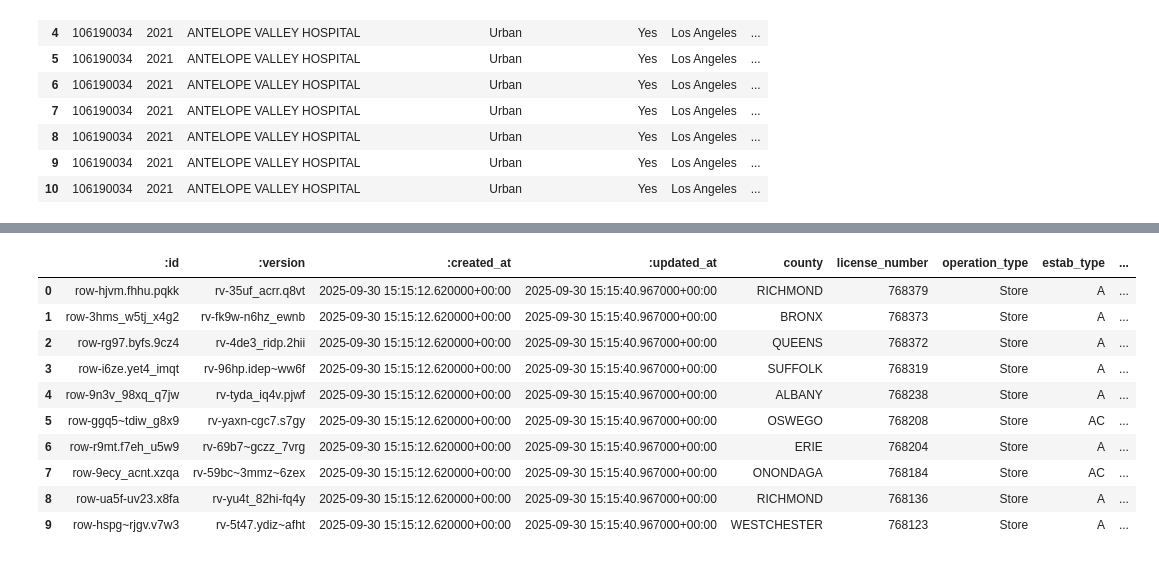
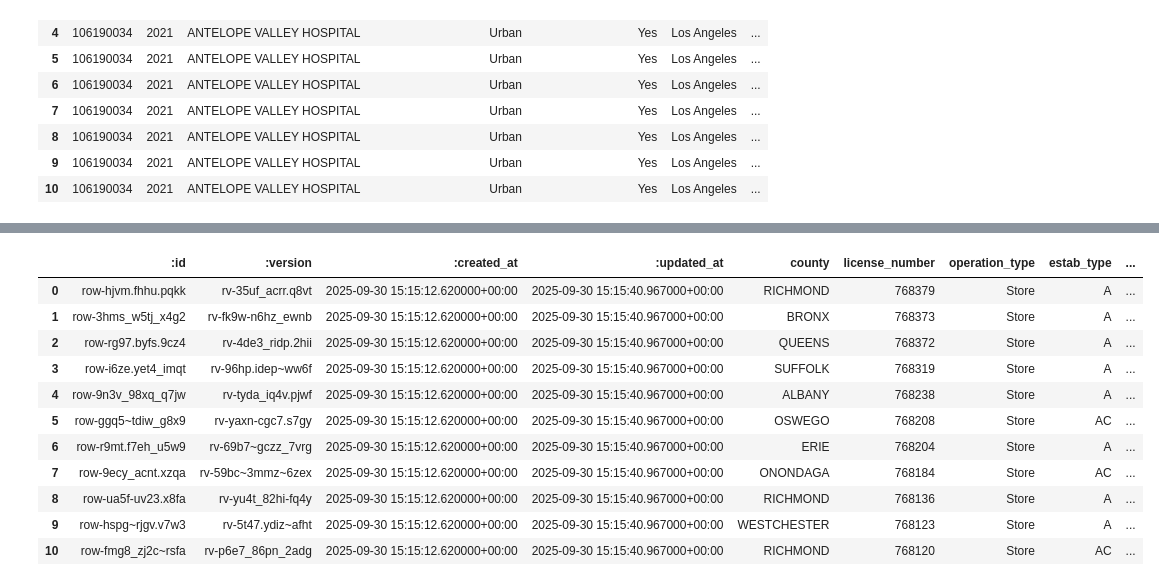
Before and after one commit to Yaghs/datasci_1_loading, a Jupyter notebook: HHA_507_HW1.ipynb, the cells around one changed output, grey strips where cells are left out. Cells and saved outputs as stored; diff of their text form; code cells hidden in the pictures.

```diff
--- a/HHA_507_HW1.ipynb
+++ b/HHA_507_HW1.ipynb
@@ -24,9 +24,9 @@ xlsx_data3 = '/content/Data/XLSX_files/supplier-diversity-in-california-hospital
 # %% [markdown]
 **THE CELL BELOW IS ASSIGNING THE JSON FILES FROM THEIR RELATIVE PATHS TO THE FOLLOWING VARIABLES: json_data1, json_data2, json_data3**
 # %%
-json_data1 = '/content/Data/JSON_files/MTA-headcount-2024.json'
-json_data2 = '/content/Data/JSON_files/MTA-subway-delays-2020.json'
-json_data3 = '/content/Data/JSON_files/retail-food-stores.json'
+json_data1 = '/content/Data/MTA-headcount-2024.json'
+json_data2 = '/content/Data/MTA-subway-delays-2020.json'
+json_data3 = '/content/Data/retail-food-stores.json'
 # %% [markdown]
 **csv_data1 represents the following:**
 
@@ -573,15 +764,16 @@ blablablablablalbalbalba
 # %%
 df9 = pd.read_json(json_data3)
-df9.head(10)
+df9.head(11)
 # %% [output]
 |  | :id | :version | :created_at | :updated_at | county | license_number | operation_type | estab_type | ... |
 | 0 | row-hjvm.fhhu.pqkk | rv-35uf_acrr.q8vt | 2025-09-30 15:15:12.620000+00:00 | 2025-09-30 15:15:40.967000+00:00 | RICHMOND | 768379 | Store | A | ... |
 | 1 | row-3hms_w5tj_x4g2 | rv-fk9w-n6hz_ewnb | 2025-09-30 15:15:12.620000+00:00 | 2025-09-30 15:15:40.967000+00:00 | BRONX | 768373 | Store | A | ... |
 | 2 | row-rg97.byfs.9cz4 | rv-4de3_ridp.2hii | 2025-09-30 15:15:12.620000+00:00 | 2025-09-30 15:15:40.967000+00:00 | QUEENS | 768372 | Store | A | ... |
 | 3 | row-i6ze.yet4_imqt | rv-96hp.idep~ww6f | 2025-09-30 15:15:12.620000+00:00 | 2025-09-30 15:15:40.967000+00:00 | SUFFOLK | 768319 | Store | A | ... |
 | 4 | row-9n3v_98xq_q7jw | rv-tyda_iq4v.pjwf | 2025-09-30 15:15:12.620000+00:00 | 2025-09-30 15:15:40.967000+00:00 | ALBANY | 768238 | Store | A | ... |
 | 5 | row-ggq5~tdiw_g8x9 | rv-yaxn-cgc7.s7gy | 2025-09-30 15:15:12.620000+00:00 | 2025-09-30 15:15:40.967000+00:00 | OSWEGO | 768208 | Store | AC | ... |
 | 6 | row-r9mt.f7eh_u5w9 | rv-69b7~gczz_7vrg | 2025-09-30 15:15:12.620000+00:00 | 2025-09-30 15:15:40.967000+00:00 | ERIE | 768204 | Store | A | ... |
 | 7 | row-9ecy_acnt.xzqa | rv-59bc~3mmz~6zex | 2025-09-30 15:15:12.620000+00:00 | 2025-09-30 15:15:40.967000+00:00 | ONONDAGA | 768184 | Store | AC | ... |
 | 8 | row-ua5f-uv23.x8fa | rv-yu4t_82hi-fq4y | 2025-09-30 15:15:12.620000+00:00 | 2025-09-30 15:15:40.967000+00:00 | RICHMOND | 768136 | Store | A | ... |
 | 9 | row-hspg~rjgv.v7w3 | rv-5t47.ydiz~afht | 2025-09-30 15:15:12.620000+00:00 | 2025-09-30 15:15:40.967000+00:00 | WESTCHESTER | 768123 | Store | A | ... |
+| 10 | row-fmg8_zj2c~rsfa | rv-p6e7_86pn_2adg | 2025-09-30 15:15:12.620000+00:00 | 2025-09-30 15:15:40.967000+00:00 | RICHMOND | 768120 | Store | AC | ... |
```
Also changed, not shown: parts of 11 cells of this notebook.
